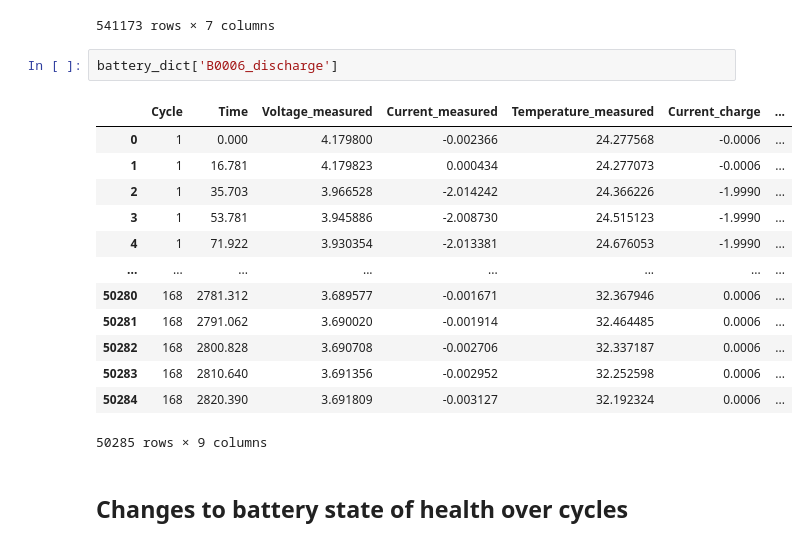
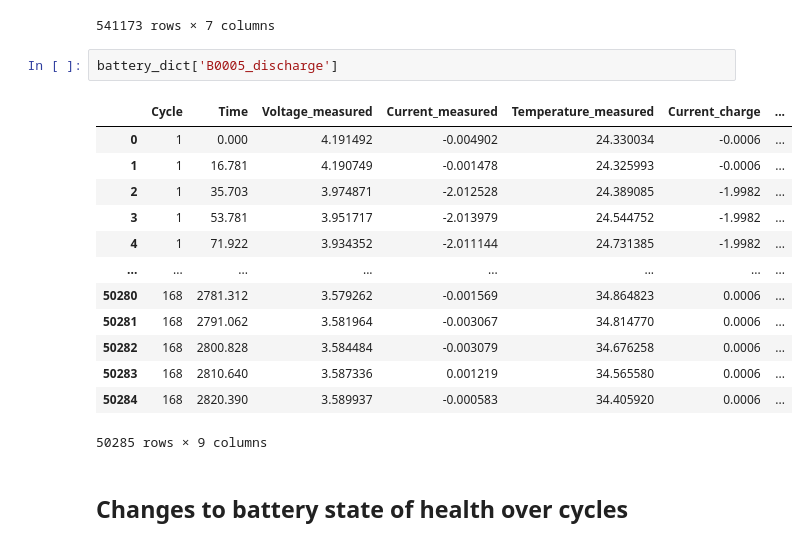
Before and after one commit to RomanShrestha07/CPSC_4830_Group_Project, a Jupyter notebook: Group_Project.ipynb, the cells around one changed output. Saved outputs shown, nothing was run; the diff lists cells and outputs as text.

```diff
--- a/Group_Project.ipynb
+++ b/Group_Project.ipynb
@@ -224,20 +224,20 @@ battery_dict['B0005_charge']
 | 541172 | 170 | 12.656 | 4.213440 | -0.000734 | 23.385061 | -0.002 | ... |
 541173 rows × 7 columns
 # %%
-battery_dict['B0006_discharge']
+battery_dict['B0005_discharge']
 # %% [output]
 |  | Cycle | Time | Voltage_measured | Current_measured | Temperature_measured | Current_charge | ... |
-| 0 | 1 | 0.000 | 4.179800 | -0.002366 | 24.277568 | -0.0006 | ... |
-| 1 | 1 | 16.781 | 4.179823 | 0.000434 | 24.277073 | -0.0006 | ... |
-| 2 | 1 | 35.703 | 3.966528 | -2.014242 | 24.366226 | -1.9990 | ... |
-| 3 | 1 | 53.781 | 3.945886 | -2.008730 | 24.515123 | -1.9990 | ... |
-| 4 | 1 | 71.922 | 3.930354 | -2.013381 | 24.676053 | -1.9990 | ... |
+| 0 | 1 | 0.000 | 4.191492 | -0.004902 | 24.330034 | -0.0006 | ... |
+| 1 | 1 | 16.781 | 4.190749 | -0.001478 | 24.325993 | -0.0006 | ... |
+| 2 | 1 | 35.703 | 3.974871 | -2.012528 | 24.389085 | -1.9982 | ... |
+| 3 | 1 | 53.781 | 3.951717 | -2.013979 | 24.544752 | -1.9982 | ... |
+| 4 | 1 | 71.922 | 3.934352 | -2.011144 | 24.731385 | -1.9982 | ... |
 | ... | ... | ... | ... | ... | ... | ... | ... |
-| 50280 | 168 | 2781.312 | 3.689577 | -0.001671 | 32.367946 | 0.0006 | ... |
-| 50281 | 168 | 2791.062 | 3.690020 | -0.001914 | 32.464485 | 0.0006 | ... |
-| 50282 | 168 | 2800.828 | 3.690708 | -0.002706 | 32.337187 | 0.0006 | ... |
-| 50283 | 168 | 2810.640 | 3.691356 | -0.002952 | 32.252598 | 0.0006 | ... |
-| 50284 | 168 | 2820.390 | 3.691809 | -0.003127 | 32.192324 | 0.0006 | ... |
+| 50280 | 168 | 2781.312 | 3.579262 | -0.001569 | 34.864823 | 0.0006 | ... |
+| 50281 | 168 | 2791.062 | 3.581964 | -0.003067 | 34.814770 | 0.0006 | ... |
+| 50282 | 168 | 2800.828 | 3.584484 | -0.003079 | 34.676258 | 0.0006 | ... |
+| 50283 | 168 | 2810.640 | 3.587336 | 0.001219 | 34.565580 | 0.0006 | ... |
+| 50284 | 168 | 2820.390 | 3.589937 | -0.000583 | 34.405920 | 0.0006 | ... |
 50285 rows × 9 columns
 # %% [markdown]
 ## Changes to battery state of health over cycles
```
Also changed, not shown: parts of 5 cells of this notebook.
